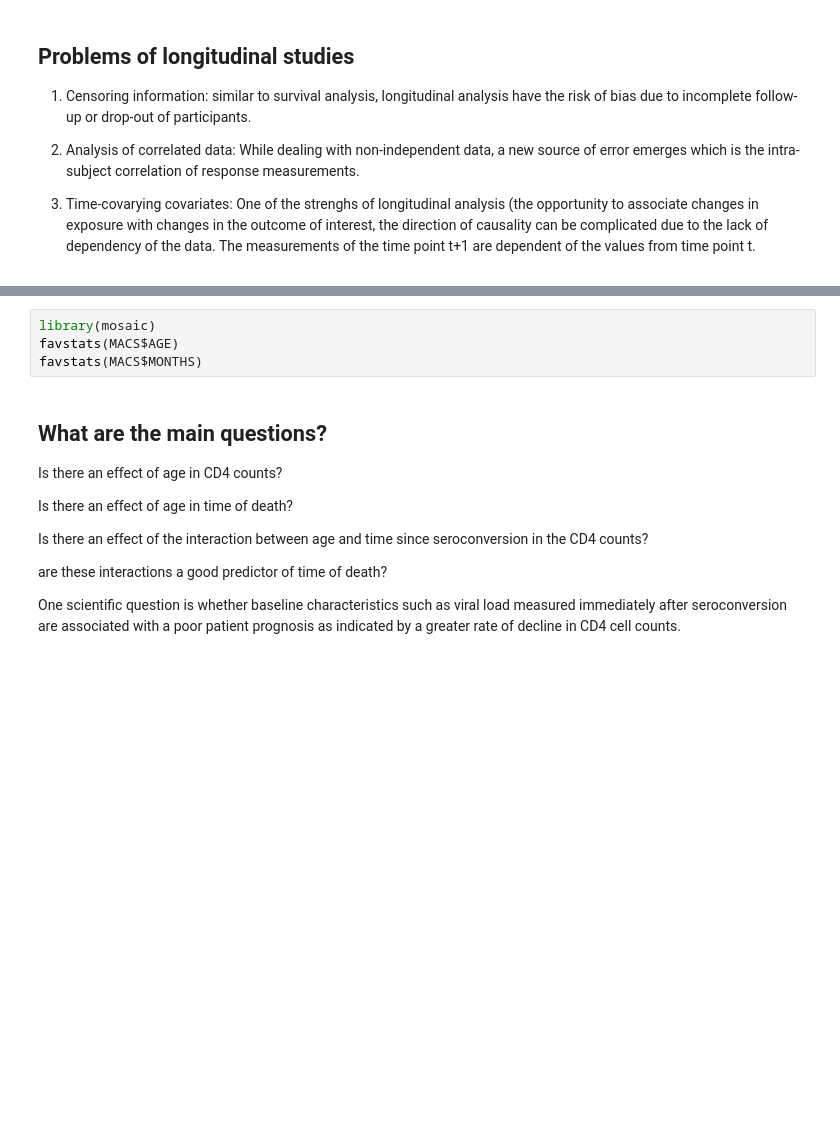
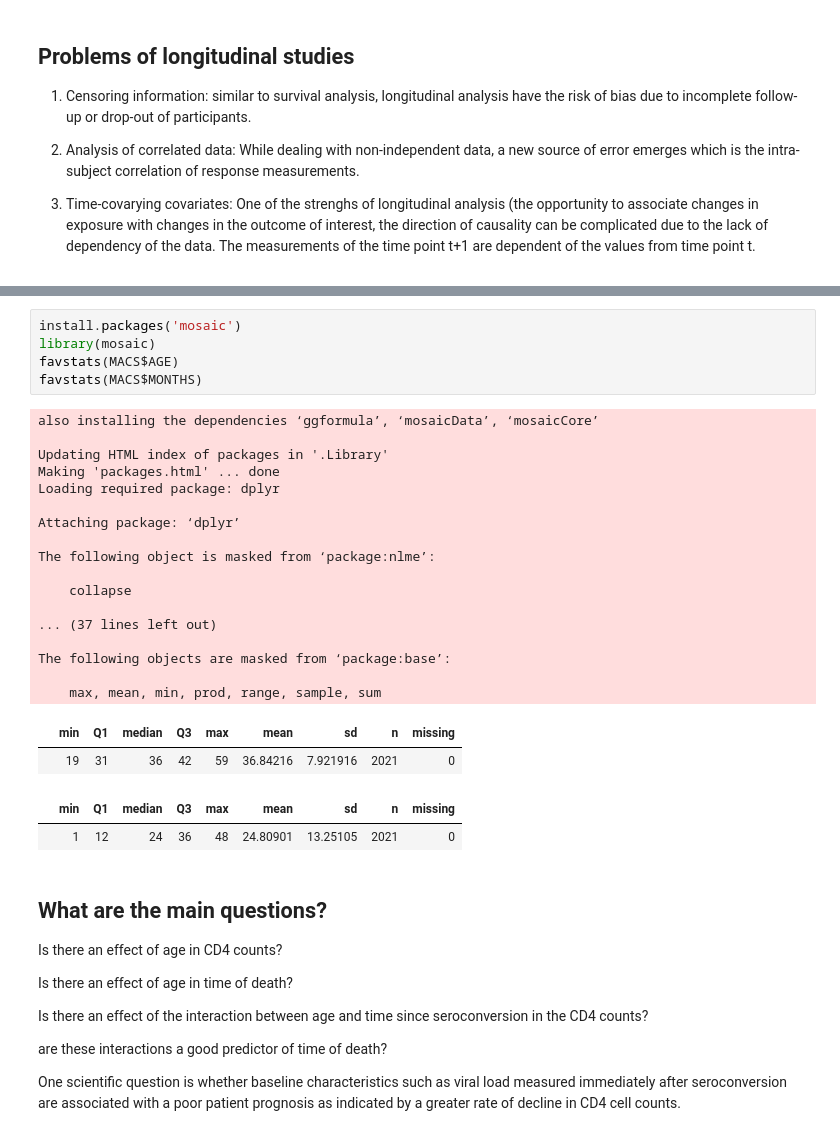
Before and after one commit to doraemon918/BMI_Prob_Stats, a Jupyter notebook: Module/Week_11/Longitudinal_Analysis.ipynb, the cells around one changed output, grey strips where cells are left out. Cells and saved outputs as stored; diff of their text form; blank space fills up the shorter version.

```diff
--- a/Module/Week_11/Longitudinal_Analysis.ipynb
+++ b/Module/Week_11/Longitudinal_Analysis.ipynb
@@ -90,7 +138,30 @@ table(MACS$IDEATH)
 # %%
+install.packages('mosaic')
 library(mosaic)
 favstats(MACS$AGE)
 favstats(MACS$MONTHS)
+# %% [output]
+also installing the dependencies ‘ggformula’, ‘mosaicData’, ‘mosaicCore’
+
+Updating HTML index of packages in '.Library'
+Making 'packages.html' ... done
+Loading required package: dplyr
+
+Attaching package: ‘dplyr’
+
+The following object is masked from ‘package:nlme’:
+
+    collapse
+
+... (37 lines left out)
+
+The following objects are masked from ‘package:base’:
+
+    max, mean, min, prod, range, sample, sum
+|  | min | Q1 | median | Q3 | max | mean | sd | n | missing |
+|  | 19 | 31 | 36 | 42 | 59 | 36.84216 | 7.921916 | 2021 | 0 |
+|  | min | Q1 | median | Q3 | max | mean | sd | n | missing |
+|  | 1 | 12 | 24 | 36 | 48 | 24.80901 | 13.25105 | 2021 | 0 |
 # %% [markdown]
 ## What are the main questions?
 
```
Also changed, not shown: parts of 25 cells of this notebook, 2 other files.
